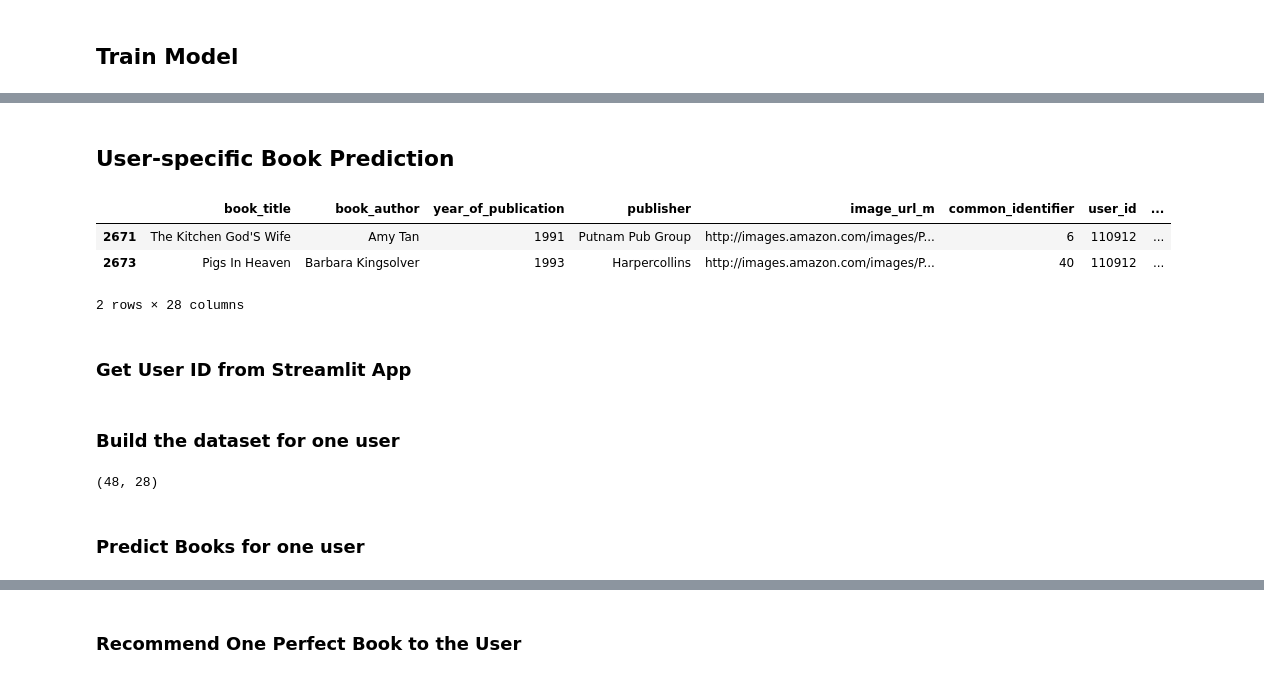
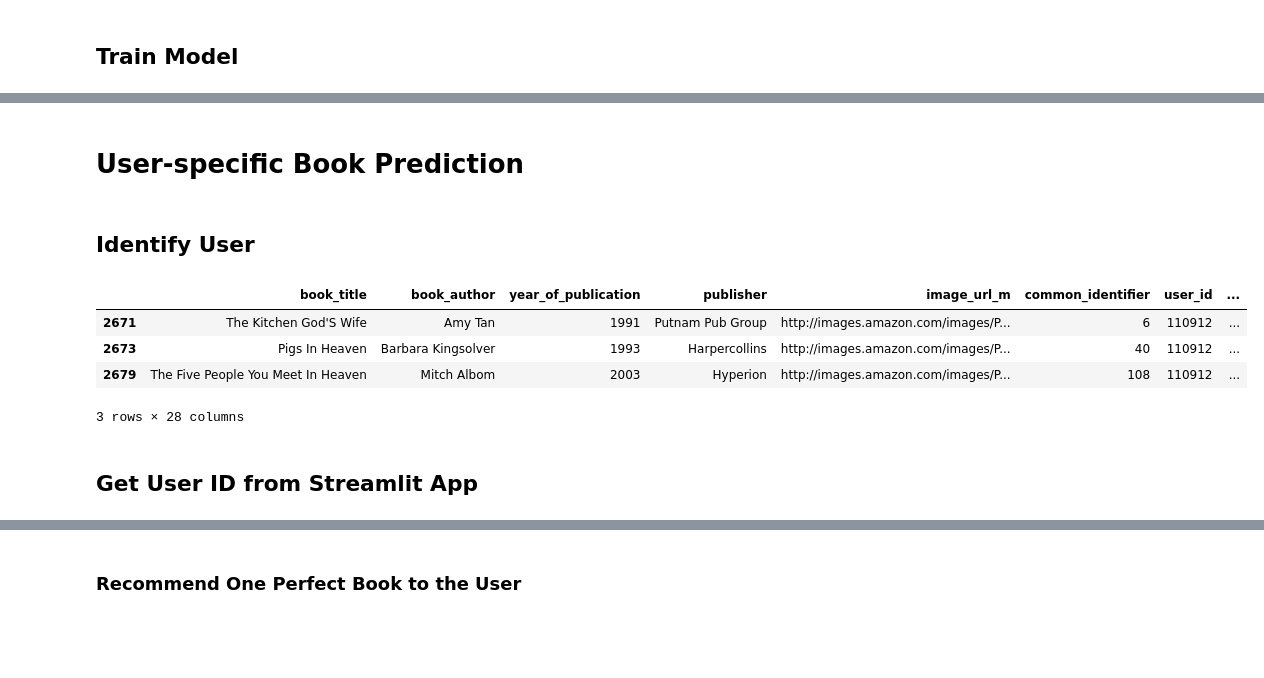
Before and after one commit to OliwiaLewandowska/book-oracle, a Jupyter notebook: model_NP.ipynb, the cells around one changed output, grey strips where cells are left out. Drawn from its saved outputs; the diff is of its cells as text; code cells hidden in the pictures; blank space fills up the shorter version.

```diff
--- a/model_NP.ipynb
+++ b/model_NP.ipynb
@@ -536,19 +627,20 @@ You may like the book Pretend You Don'T See Her from Mary Higgins Clark publishe
 # %% [markdown]
-## User-specific Book Prediction
+# User-specific Book Prediction
+# %% [markdown]
+## Identify User
 # %%
 #find user that is above popularity and activity threshold
 threshold_user = df[df['user_id'].isin(user_rating_counts[user_rating_counts >= 30].index)]
-threshold_user.head(2)
+threshold_user.head(3)
 # %% [output]
 |  | book_title | book_author | year_of_publication | publisher | image_url_m | common_identifier | user_id | ... |
 | 2671 | The Kitchen God'S Wife | Amy Tan | 1991 | Putnam Pub Group | http://images.amazon.com/images/P... | 6 | 110912 | ... |
 | 2673 | Pigs In Heaven | Barbara Kingsolver | 1993 | Harpercollins | http://images.amazon.com/images/P... | 40 | 110912 | ... |
+| 2679 | The Five People You Meet In Heaven | Mitch Albom | 2003 | Hyperion | http://images.amazon.com/images/P... | 108 | 110912 | ... |
-2 rows × 28 columns
+3 rows × 28 columns
 # %% [markdown]
-### Get User ID from Streamlit App
+## Get User ID from Streamlit App
 # %%
 # !pip install streamlit
 # Get user Id from app
 #user_id_from_app = input("choose your book")
-# %% [markdown]
-### Build the dataset for one user
@@ -579,6 +646,0 @@ X_one_user = [
-# %%
-one_user_data.shape
-# %% [output]
-(48, 28)
-# %% [markdown]
-### Predict Books for one user
```
Also changed, not shown: parts of 34 cells of this notebook.
